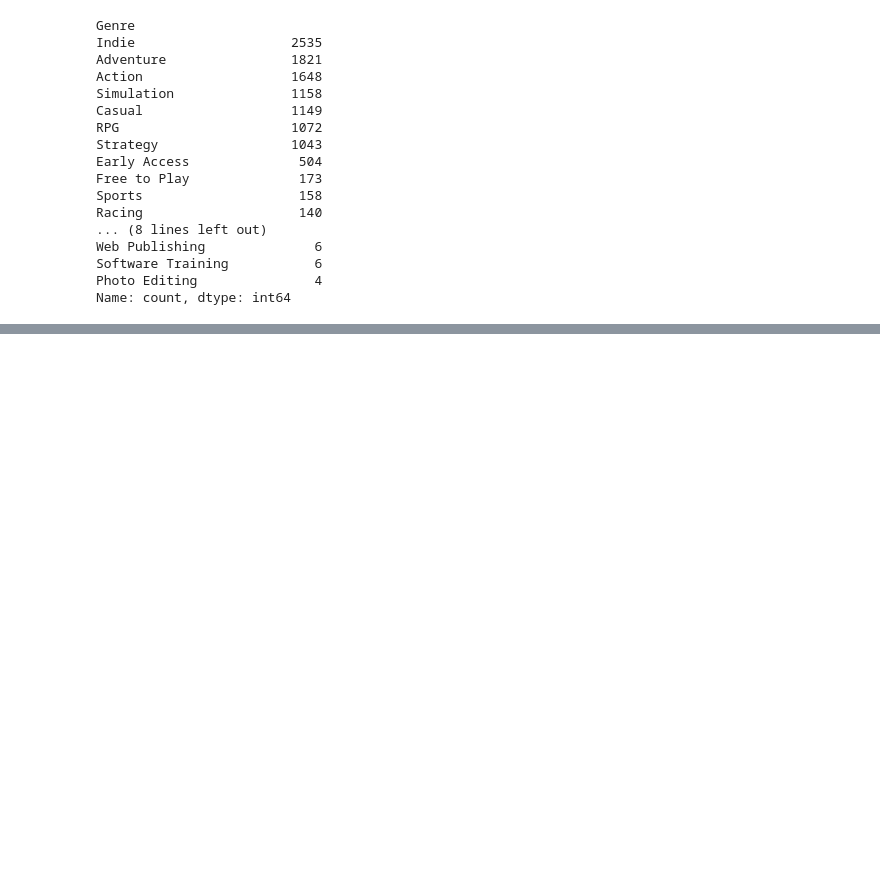
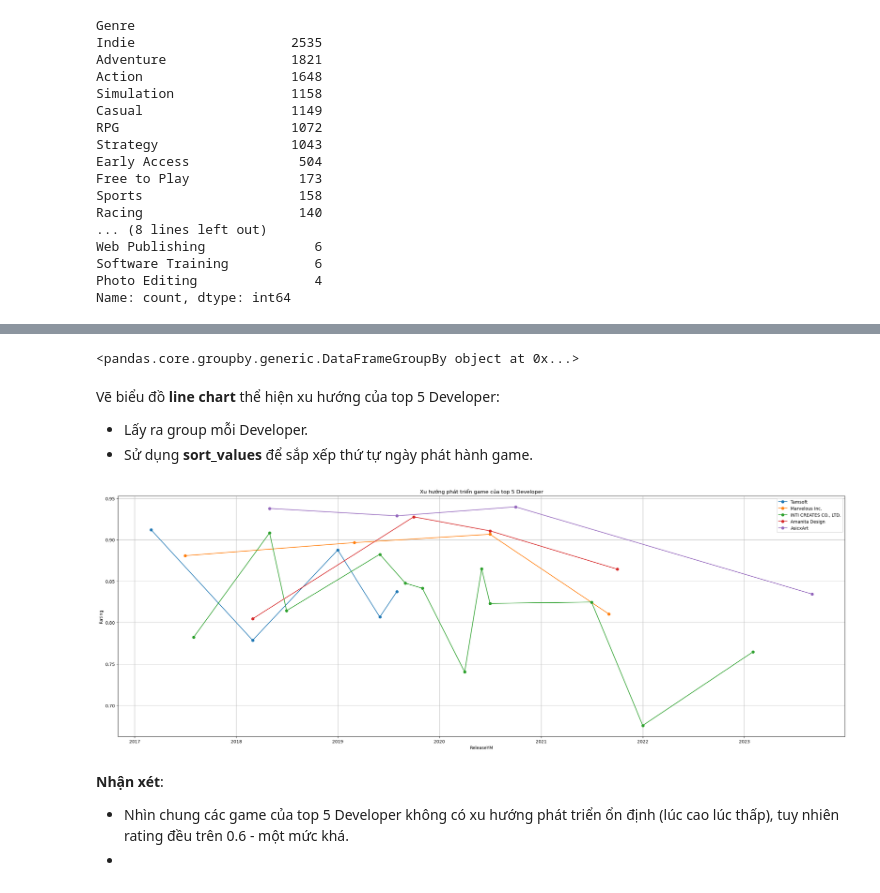
Before and after one commit to cheesepp/steam_game_ratings, a Jupyter notebook: notebooks/eda_questions.ipynb, the cells around one changed output, grey strips where cells are left out. Drawn from its saved outputs; the diff is of its cells as text; code cells hidden in the pictures; blank space fills up the shorter version.

Commit message:
resolved merge conflicts

```diff
--- a/notebooks/eda_questions.ipynb
+++ b/notebooks/eda_questions.ipynb
@@ -312,0 +330,17 @@ Name: count, dtype: int64
+# %%
+# Release date from 2017-01
+steam_df = cleaned_df.copy()
+steam_df = steam_df[(steam_df['ReleaseYear'] >= 2017)]
+
+# Top 5 Developer
+top5_dev_df = steam_df.groupby('Developer')['TotalReviews'].sum().nlargest(5)
+top5_dev_df = steam_df[steam_df['Developer'].isin(top5_dev_df.index)][['Developer', 'Title', 'ReleaseYear', 'ReleaseMonth', 'Rating']]
+
+top5_dev_df['ReleaseYear'] = top5_dev_df['ReleaseYear'].astype(str)
+top5_dev_df['ReleaseMonth'] = top5_dev_df['ReleaseMonth'].astype(str)
+
+# Combine 'year' and 'month' and convert to datetime
+top5_dev_df['ReleaseYM'] = pd.to_datetime(top5_dev_df['ReleaseYear'] + top5_dev_df['ReleaseMonth'], format='%Y%m').dt.strftime('%Y-%m').values
+
+top5_dev_df.drop(['ReleaseYear', 'ReleaseMonth'], axis=1, inplace=True)
+top5_dev_df
@@ -312,0 +365,49 @@ Name: count, dtype: int64
+# %%
+grouped_df = top5_dev_df.groupby('Developer')
+grouped_df
+# %% [output]
+<pandas.core.groupby.generic.DataFrameGroupBy object at 0x...>
+# %% [markdown]
+Vẽ biểu đồ **line chart** thể hiện xu hướng của top 5 Developer:
+- Lấy ra group mỗi Developer.
+- Sử dụng **sort_values** để sắp xếp thứ tự ngày phát hành game.
+# %%
+# List 10 developer's names
+developer_names = list(top5_dev_df['Developer'].unique())
+developer_names
+
+list_date = top5_dev_df['ReleaseYM'].sort_values().unique()
+list_date
+# Convert list_date to DataFrame
+list_date_df = pd.DataFrame(list_date, columns=['ReleaseYM'])
+
+# Plot chart
+plt.figure(figsize=(30,10))
+
+for i in range(5):
+    dev_df = grouped_df.get_group(developer_names[i]).sort_values(by=['ReleaseYM'])
+
+    # Merge list_date_df and dev_df
+    merged_df = pd.merge(list_date_df, dev_df, on='ReleaseYM', how='left')
+
+    # Fill missing values with None
+    merged_df['Rating'].fillna(value=np.nan, inplace=True)
+
+    # Ensure 'ReleaseYM' is in datetime format
+    merged_df['ReleaseYM'] = pd.to_datetime(merged_df['ReleaseYM'])
+
+    mask = np.isfinite(merged_df['Rating'])
+    plt.plot(merged_df['ReleaseYM'][mask], merged_df['Rating'][mask], linestyle='-', marker='o', label=developer_names[i])
+
+plt.title("Xu hướng phát triển game của top 5 Developer")
+plt.xlabel("ReleaseYM")
+plt.ylabel("Rating")
+plt.legend()
+plt.grid()
+plt.show()
+# %% [output]
+[figure, added]
+# %% [markdown]
+**Nhận xét**:
+- Nhìn chung các game của top 5 Developer không có xu hướng phát triển ổn định (lúc cao lúc thấp), tuy nhiên rating đều trên 0.6 - một mức khá.
+-
```
Also changed, not shown: parts of 4 cells of this notebook, 2 other files.
